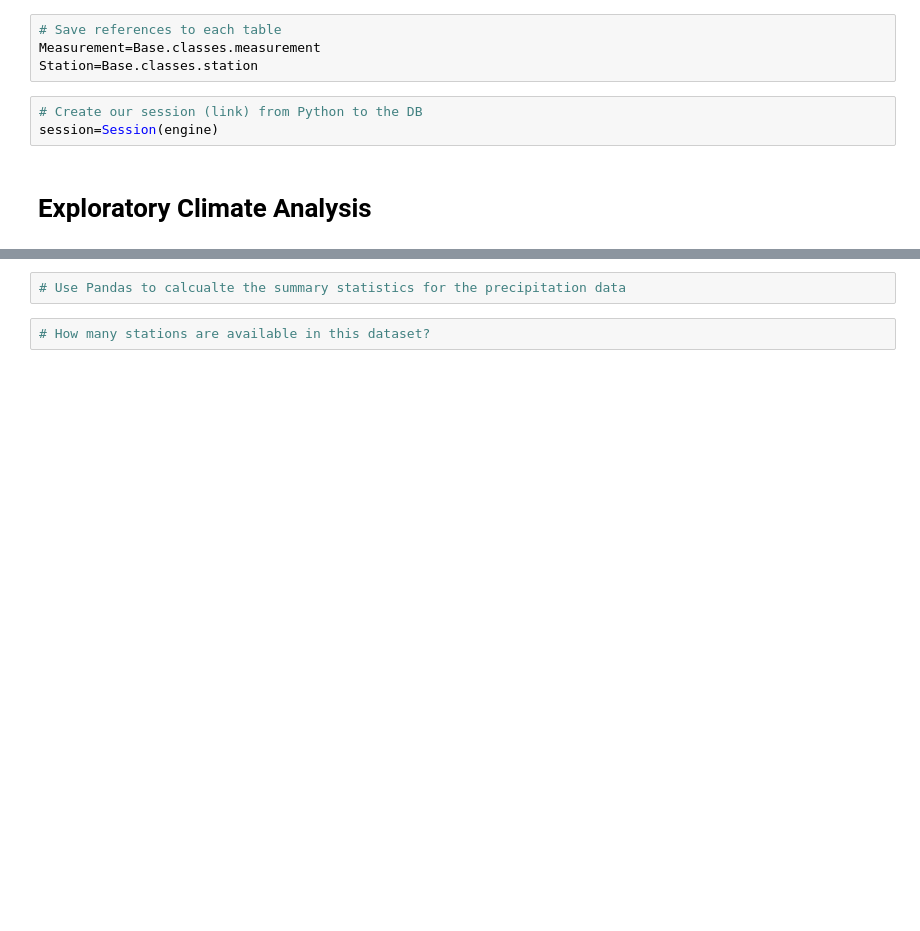
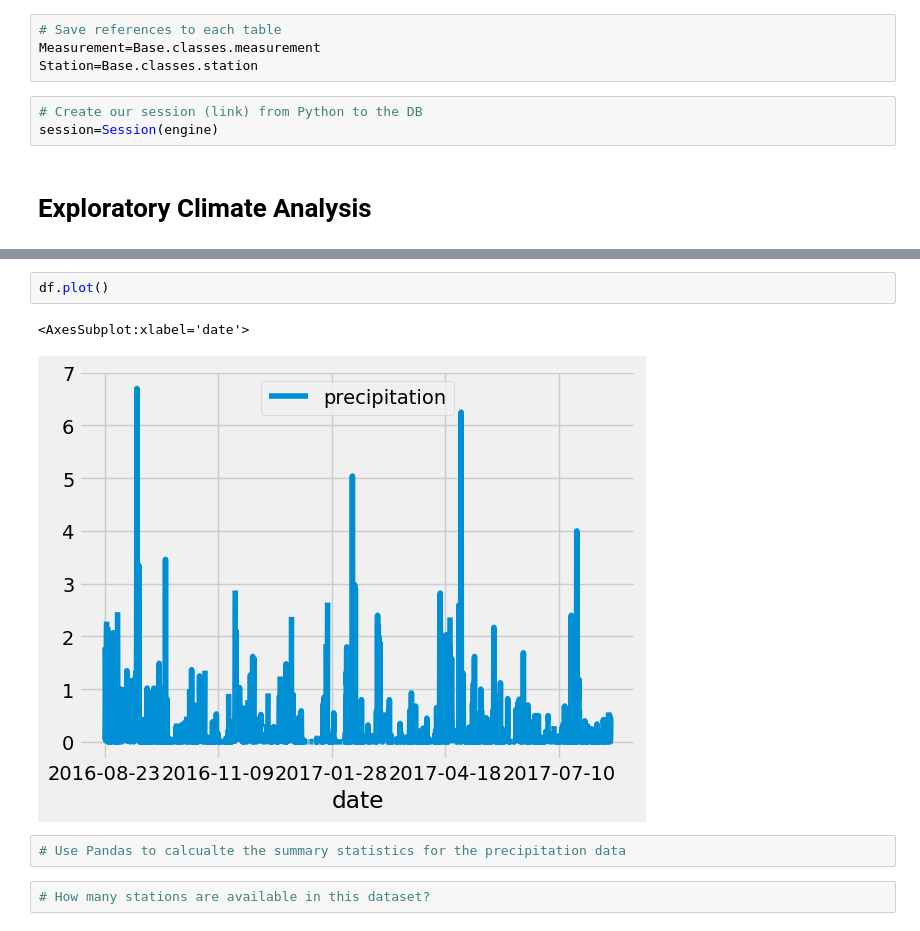
Before and after one commit to Sausana/surfs_up, a Jupyter notebook: climate_analysis.ipynb, the cells around one changed output, grey strips where cells are left out. Saved outputs shown, nothing was run; the diff lists cells and outputs as text; blank space fills up the shorter version.

```diff
--- a/climate_analysis.ipynb
+++ b/climate_analysis.ipynb
@@ -61,3 +85,8 @@ session=Session(engine)
+# %%
+df.plot()
+# %% [output]
+<AxesSubplot:xlabel='date'>
+[figure, added]
 # %%
 # Use Pandas to calcualte the summary statistics for the precipitation data
 # %%
```
Also changed, not shown: parts of 2 cells of this notebook.
